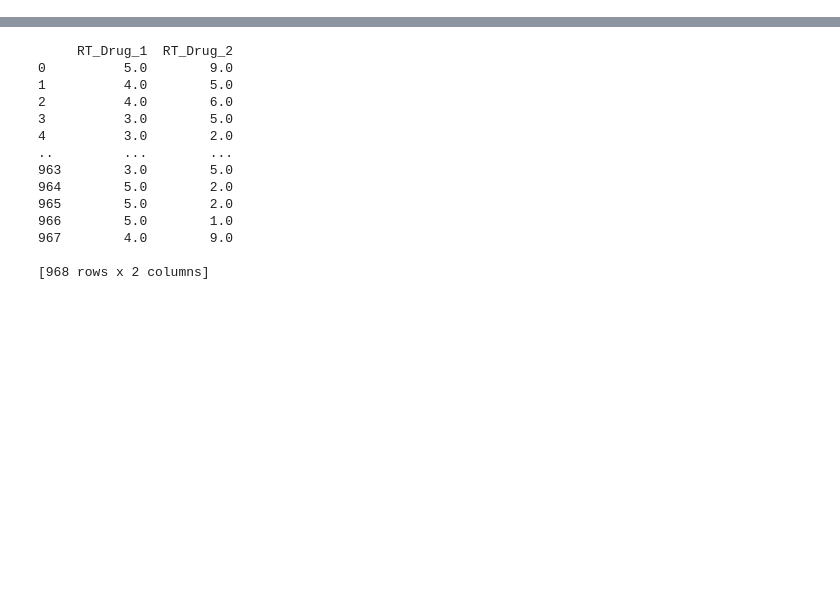
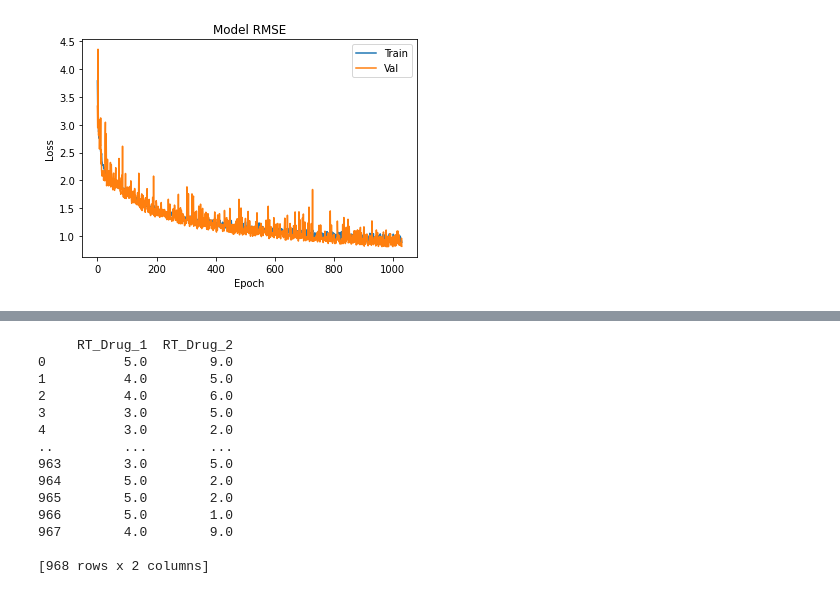
Before and after one commit to Swayamprakashpatel/HPLC, a Jupyter notebook: HPLC.ipynb, the cells around one changed output, grey strips where cells are left out. Drawn from its saved outputs; the diff is of its cells as text; code cells hidden in the pictures; blank space fills up the shorter version.

```diff
--- a/HPLC.ipynb
+++ b/HPLC.ipynb
@@ -35,0 +14,81 @@ Y_Num = Y_Num.div(1).round(2)
+# %%
+df = pd.read_csv('/content/Data.csv')
+df = pd.DataFrame(df)
+df = df.iloc[:,:]
+
+X1 = df.iloc[:, 7:11]
+X1 = X1.div(100).round(2)
+
+X2 = df.iloc[:,11:12]
+X2 = X2.div(14).round(2)
+
+X3 = df.iloc[:, 12:1774]
+
+X = [X1,X2,X3]
+X = pd.concat(X, axis=1)
+
+Y_Cat = df.iloc[:, 4:7]
+
+Y_Num = df.iloc[:,1774:1776]
+
+
+#Y_Num = Y_Num.div(1).round(2)
+
+Y = Y_Num
+
+
+from sklearn import preprocessing
+from sklearn.model_selection import train_test_split
+X_train, X_val_and_test, Y_train, Y_val_and_test = train_test_split(X, Y, test_size=0.2,random_state = 42 )
+X_val, X_test, Y_val, Y_test = train_test_split(X_val_and_test, Y_val_and_test, test_size=0.5, random_state= 42)
+import numpy as np
+
+X_train = np.asarray(X_train).astype(np.int64)
+X_val = np.asarray(X_val).astype(np.int64)
+X_test = np.asarray(X_test).astype(np.int64)
+Y_train = np.asarray(Y_train).astype(np.int64)
+Y_val = np.asarray(Y_val).astype(np.int64)
+Y_test = np.asarray(Y_test).astype(np.int64)
+
+filepath = '/content/drive/My Drive/HPLC_NUM.hdf5'
+
+checkpoint = [tf.keras.callbacks.ModelCheckpoint(filepath, monitor='val_root_mean_squared_error', mode='min', save_best_only=True, Save_weights_only = False, verbose = 2),
+              tf.keras.callbacks.EarlyStopping(monitor='val_root_mean_squared_error', patience=50, verbose =2)]
+output_nodes = Y.shape[1]
+print(output_nodes)
+
+
+model = tf.keras.Sequential([
+                             tf.keras.layers.Dense(1512, activation='relu', input_shape=(1767,)),
+                             tf.keras.layers.Dense(1512, activation='relu'),
+                             tf.keras.layers.Dense(1512, activation='relu'),
+                             tf.keras.layers.Dense(output_nodes, activation ='relu')])
+
+model.compile(optimizer=tf.keras.optimizers.Adadelta(learning_rate = 0.4), loss=tf.keras.losses.MeanSquaredError(), metrics=[tf.keras.metrics.RootMeanSquaredError()])
+hist = model.fit(X, Y, epochs= 10000, callbacks=[checkpoint],validation_data=(X, Y), batch_size= None)
+model.evaluate(X_test, Y_test)
+
+# Error Graph
+from matplotlib import pyplot as plt
+plt.plot(hist.history['root_mean_squared_error'])
+plt.plot(hist.history['val_root_mean_squared_error'])
+plt.title('Model RMSE')
+plt.ylabel('Loss')
+plt.xlabel('Epoch')
+plt.legend(['Train', 'Val'], loc='upper right')
+plt.show()
+
+
+train_acc = min(hist.history['root_mean_squared_error'])
+val_acc = min(hist.history['val_root_mean_squared_error'])
+train_loss = min(hist.history['loss'])
+val_loss = min(hist.history['val_loss'])
+print('Training RMSE is')
+print(train_acc)
+print('Validation RMSE is')
+print(val_acc)
+print('Training loss is')
+print(train_loss)
+print('Validation loss is')
+print(val_loss)
+# %% [output]
@@ -35,0 +112 @@ Y_Num = Y_Num.div(1).round(2)
+[figure, added]
```
Also changed, not shown: parts of 5 cells of this notebook.
